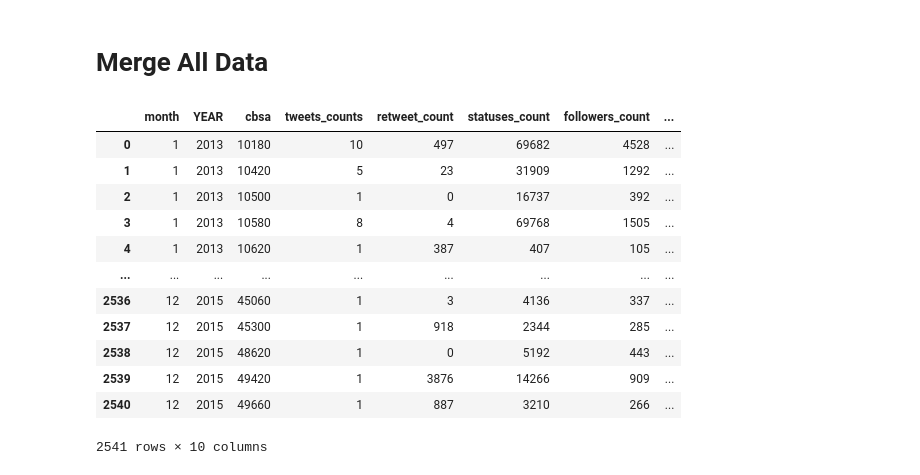
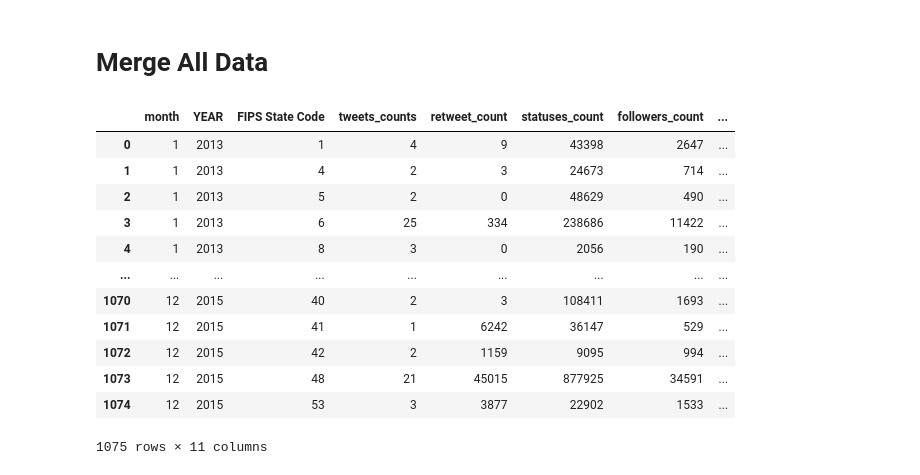
Before and after one commit to cenxi-si/DS-industry-project-group35, a Jupyter notebook: Data Prepossessing.ipynb, the cells around one changed output. Cells and saved outputs as stored; diff of their text form; code cells hidden in the pictures.

```diff
--- a/Data Prepossessing.ipynb
+++ b/Data Prepossessing.ipynb
@@ -70,0 +144,7 @@ crime_df = crime_df.drop(columns=['ORI', 'GROUP', 'countyID', 'ORI', 'FIPS State
+# %%
+crime_agg = crime.groupby(['MONTH','YEAR','FIPS State Code']).size().reset_index(name='crime_counts')
+crime_agg = crime_agg.rename(columns={'MONTH': 'month'})
+crime_agg['month'] = crime_agg['month'].astype(int)
+crime_agg['YEAR'] = crime_agg['YEAR'].astype(int)
+crime_agg = crime_agg.dropna(subset=['FIPS State Code'])
+crime_agg
@@ -74,5 +168,9 @@ crime_df = crime_df.drop(columns=['ORI', 'GROUP', 'countyID', 'ORI', 'FIPS State
 alcohol_df = pd.read_csv('./data/alcohol.csv')
 alcohol_df['alcohol_per_month'] = round(alcohol_df['alcohol']/12, 2)
 alcohol_df = alcohol_df.fillna(0)
+alcohol_df = pd.merge(alcohol_df, delineation_df, left_on='cbsa', right_on='CBSA Code', how='left')
+alcohol_df = alcohol_df.dropna(subset=['FIPS State Code'])
+alcohol_df = alcohol_df.drop(columns=['State Name', 'cbsa', 'CBSA Code'])
+alcohol_df = alcohol_df.groupby(['YEAR','FIPS State Code']).size().reset_index(name='alcohol_counts')
 alcohol_df
 # %% [output]
@@ -106,17 +204,17 @@ twitter_df = pd.merge(twitter_df, code_df, left_on='UScity', right_on='cityID',
 twitter_df = twitter_df.drop_duplicates(subset=['id_str'])
 
 delineation_df_small = delineation_df[['CBSA Code', 'FIPS State Code']]
-twitter_df = pd.merge(twitter_df, delineation_df_small, left_on='USstate', right_on='FIPS State Code', how='left')
+twitter_df = pd.merge(twitter_df, delineation_df_small, left_on='cbsa', right_on='CBSA Code', how='left')
 twitter_df = twitter_df.drop_duplicates(subset=['id_str'])
-twitter_df = twitter_df.drop(columns=['cityID', 'NAME', 'countyID', 'ORI', 'FIPS State Code'])
+twitter_df = twitter_df.drop(columns=['cityID', 'cbsa', 'CBSA Code'])
 twitter_df = twitter_df.fillna(0)
 for index, row in twitter_df.iterrows():
-    if twitter_df['cbsa'][index]==0:
-        code = twitter_df['CBSA Code'][index]
-        twitter_df['cbsa'][index] = code
-twitter_df = twitter_df.drop(columns=['lang','CBSA Code', 'UScounty', 'UScity', 'USstate', 'day', 'user_id_str', 'id_str'])
-twitter_df = twitter_df[twitter_df['cbsa']!=0]
-twitter_df #4788
+    if twitter_df['USstate'][index]==0:
+        code = twitter_df['FIPS State Code'][index]
+        twitter_df['USstate'][index] = code
+twitter_df = twitter_df.drop(columns=['lang','FIPS State Code', 'UScounty', 'UScity', 'day', 'user_id_str', 'id_str'])
+twitter_df = twitter_df[twitter_df['USstate']!=0]
+twitter_df #4590
 # %% [output]
 A value is trying to be set on a copy of a slice from a DataFrame
 
@@ -138,7 +236,8 @@ See the caveats in the documentation: https://pandas.pydata.org/pandas-docs/stab
 # %%
-# group by month, year, cbsa
-twitter_agg1 = twitter_df.groupby(['month','YEAR','cbsa']).size().reset_index(name='tweets_counts')
-twitter_agg2 = twitter_df.groupby(['month','YEAR','cbsa']).sum()
-twitter_agg = pd.merge(twitter_agg1, twitter_agg2, on=['month','YEAR','cbsa'])
+# group by month, year, USstate
+twitter_agg1 = twitter_df.groupby(['month','YEAR','USstate']).size().reset_index(name='tweets_counts')
+twitter_agg2 = twitter_df.groupby(['month','YEAR','USstate']).sum()
+twitter_agg = pd.merge(twitter_agg1, twitter_agg2, on=['month','YEAR','USstate'])
+twitter_agg = twitter_agg.rename(columns={'USstate': 'FIPS State Code'})
 twitter_agg
 # %% [output]
@@ -159,20 +258,23 @@ twitter_agg
 # Merge All Data
 # %%
 # alcohol and twitter
-al_twitter = pd.merge(twitter_agg, alcohol_df, on=['cbsa','YEAR'], how='left')
-al_twitter = al_twitter.drop(columns=['alcohol'])
-al_twitter
+al_twitter = pd.merge(twitter_agg, alcohol_df, on=['FIPS State Code','YEAR'], how='left')
+
+# add crime
+merged_df = pd.merge(al_twitter, crime_agg, on=['FIPS State Code', 'YEAR', 'month'], how='left')
+merged_df = merged_df.fillna(0)
+merged_df
 # %% [output]
-|  | month | YEAR | cbsa | tweets_counts | retweet_count | statuses_count | followers_count | ... |
-| 0 | 1 | 2013 | 10180 | 10 | 497 | 69682 | 4528 | ... |
-| 1 | 1 | 2013 | 10420 | 5 | 23 | 31909 | 1292 | ... |
-| 2 | 1 | 2013 | 10500 | 1 | 0 | 16737 | 392 | ... |
-| 3 | 1 | 2013 | 10580 | 8 | 4 | 69768 | 1505 | ... |
-| 4 | 1 | 2013 | 10620 | 1 | 387 | 407 | 105 | ... |
+|  | month | YEAR | FIPS State Code | tweets_counts | retweet_count | statuses_count | followers_count | ... |
+| 0 | 1 | 2013 | 1 | 4 | 9 | 43398 | 2647 | ... |
+| 1 | 1 | 2013 | 4 | 2 | 3 | 24673 | 714 | ... |
+| 2 | 1 | 2013 | 5 | 2 | 0 | 48629 | 490 | ... |
+| 3 | 1 | 2013 | 6 | 25 | 334 | 238686 | 11422 | ... |
+| 4 | 1 | 2013 | 8 | 3 | 0 | 2056 | 190 | ... |
 | ... | ... | ... | ... | ... | ... | ... | ... | ... |
-| 2536 | 12 | 2015 | 45060 | 1 | 3 | 4136 | 337 | ... |
-| 2537 | 12 | 2015 | 45300 | 1 | 918 | 2344 | 285 | ... |
-| 2538 | 12 | 2015 | 48620 | 1 | 0 | 5192 | 443 | ... |
-| 2539 | 12 | 2015 | 49420 | 1 | 3876 | 14266 | 909 | ... |
-| 2540 | 12 | 2015 | 49660 | 1 | 887 | 3210 | 266 | ... |
+| 1070 | 12 | 2015 | 40 | 2 | 3 | 108411 | 1693 | ... |
+| 1071 | 12 | 2015 | 41 | 1 | 6242 | 36147 | 529 | ... |
+| 1072 | 12 | 2015 | 42 | 2 | 1159 | 9095 | 994 | ... |
+| 1073 | 12 | 2015 | 48 | 21 | 45015 | 877925 | 34591 | ... |
+| 1074 | 12 | 2015 | 53 | 3 | 3877 | 22902 | 1533 | ... |
-2541 rows × 10 columns
+1075 rows × 11 columns
```
Also changed, not shown: parts of 10 cells of this notebook, 5 other files.
